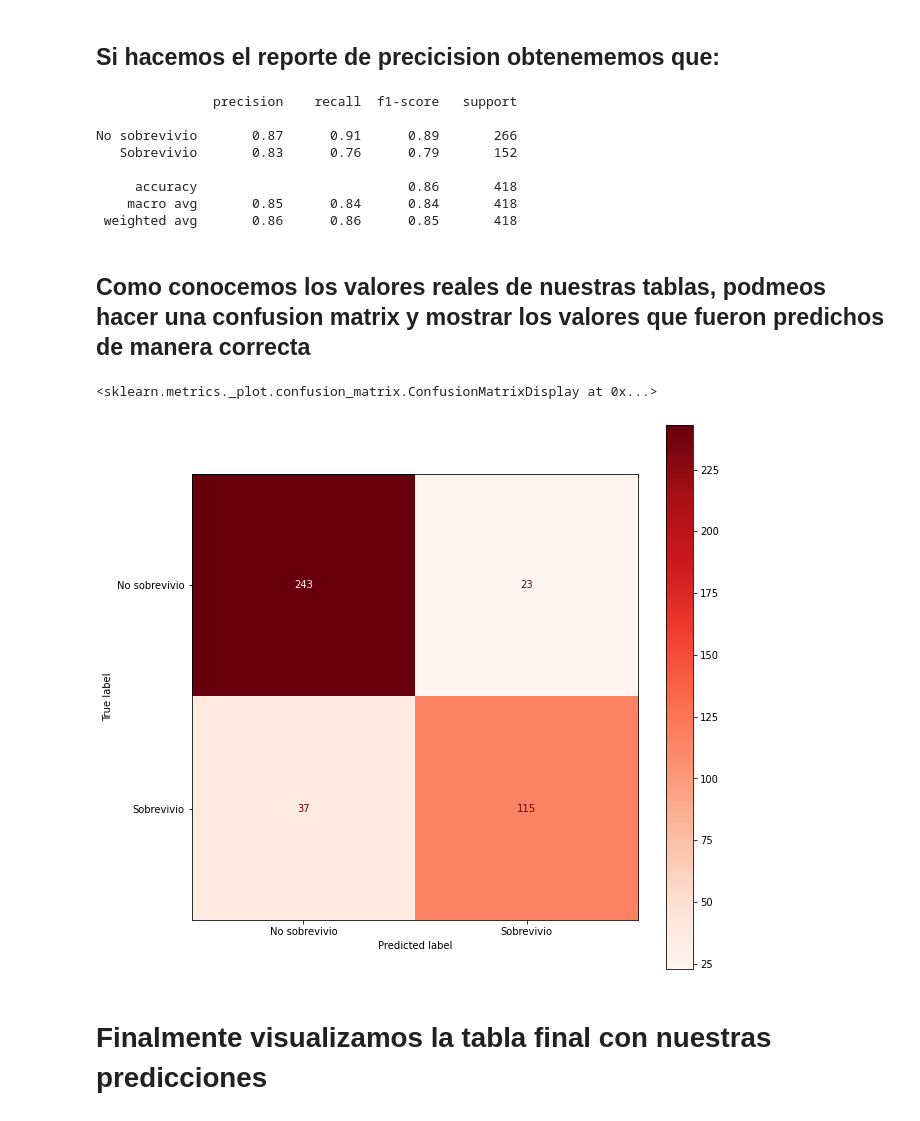
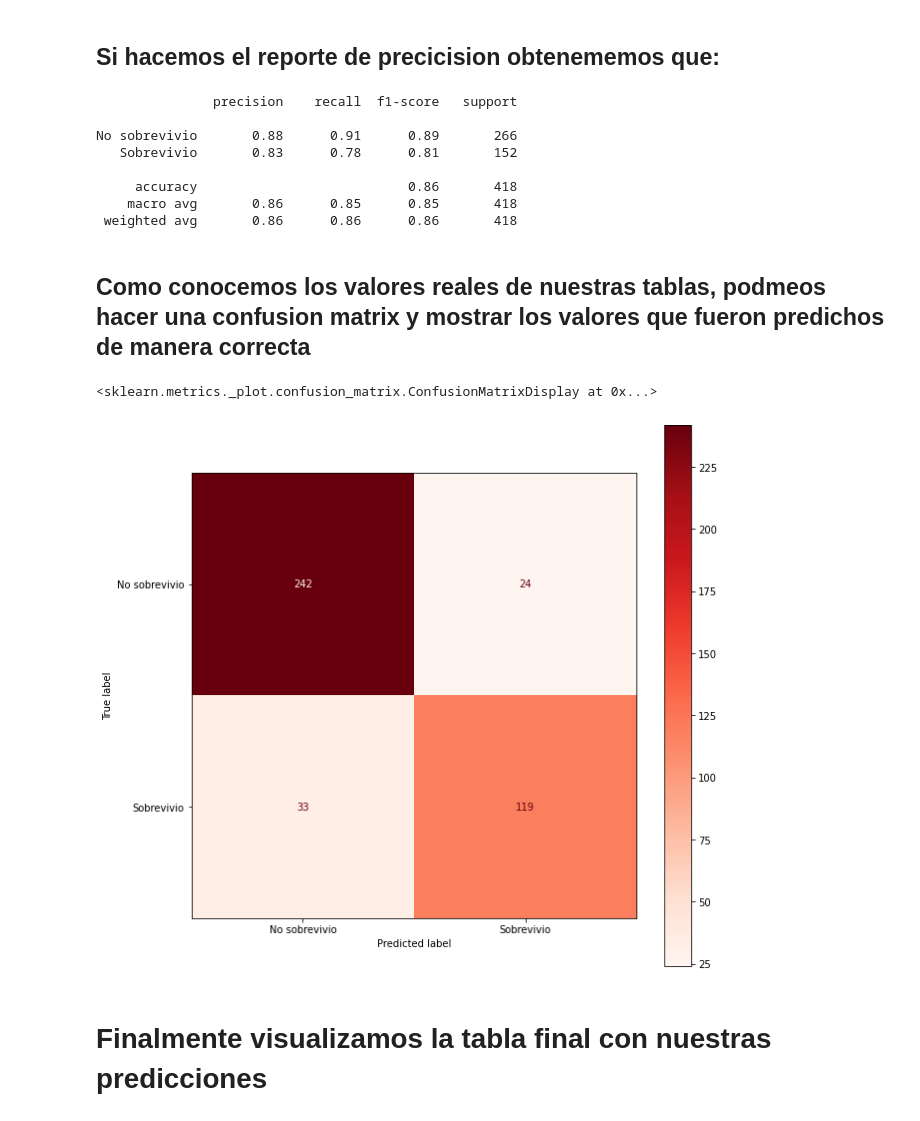
Before and after one commit to EmirBurgosPaz/Machine_learning, a Jupyter notebook: proyecto_4/Random_Forest.ipynb, the cells around one changed output. Drawn from its saved outputs; the diff is of its cells as text; code cells hidden in the pictures.

```diff
--- a/proyecto_4/Random_Forest.ipynb
+++ b/proyecto_4/Random_Forest.ipynb
@@ -387,11 +387,11 @@ data_train
 cabin_class = np.zeros(len(data_test))
 
 for i in range(len(data_test)):
-    if data_test['Fare'][i] >= 150:
+    if data_test['Fare'][i] >= 30:
         cabin_class[i] = 1
-    elif data_test['Fare'][i] < 150 and data_test['Fare'][i] >= 40:
+    elif data_test['Fare'][i] < 30 and data_test['Fare'][i] > 12:
         cabin_class[i] = 2
-    elif data_test['Fare'][i] < 40:
+    elif data_test['Fare'][i] <= 12:
         cabin_class[i] = 3
 data_test['Cabin'] = cabin_class
 data_test
@@ -546,3 +546,2 @@ sb.heatmap(x_train.corr(), annot=True, ax= ax)
 # %%
-x_train = x_train.drop('Survived', axis=1)
-x_train
+x_train = x_train.drop((['Survived']), axis=1)
@@ -687,3 +685,3 @@ Para la tercera iteracion nos dio que:
 # %%
-paramaters = {'min_samples_split' : [2, 3, 4],
-              'min_samples_leaf' : [1,2,3, 4]}
+paramaters = {'min_samples_split' : [0.5,0.75, 2, 3, 4],
+              'min_samples_leaf' : [0.5,1,2,3, 4]}
@@ -741,3 +743,12 @@ rf_gridSearch.best_score_
               'max_features' : 'auto'
 
              }
+# %%
+best_rf = RandomForestClassifier(random_state= 42,
+                                 n_jobs= -1,
+                                 max_depth= 10,
+                                 n_estimators= 400,
+                                 max_features= 'auto',
+                                 min_samples_split = 2,
+                                 min_samples_leaf = 1)
+best_rf.fit(x_train, y_train)
@@ -772,29 +786,30 @@ array([0, 0, 0, 0, 0, 0, 0, 0, 1, 0, 0, 0, 1, 0, 1, 1, 0, 0, 0, 0, 0, 1,
 # %% [markdown]
 ## Si hacemos el reporte de precicision obtenememos que:
 # %%
+class_names = ['No sobrevivio', 'Sobrevivio']
+
 print(classification_report(y_test, y_pred,target_names= class_names) )
 # %% [output]
                precision    recall  f1-score   support
 
-No sobrevivio       0.87      0.91      0.89       266
-   Sobrevivio       0.83      0.76      0.79       152
+No sobrevivio       0.88      0.91      0.89       266
+   Sobrevivio       0.83      0.78      0.81       152
 
      accuracy                           0.86       418
-    macro avg       0.85      0.84      0.84       418
- weighted avg       0.86      0.86      0.85       418
+    macro avg       0.86      0.85      0.85       418
+ weighted avg       0.86      0.86      0.86       418
 # %% [markdown]
 ## Como conocemos los valores reales de nuestras tablas, podmeos hacer una confusion matrix y mostrar los valores que fueron predichos de manera correcta
 # %%
-class_names = ['No sobrevivio', 'Sobrevivio']
 fig, ax = plt.subplots(figsize=(10,10))
-plot_confusion_matrix(rf_gridSearch, x_test, y_test,
+plot_confusion_matrix(best_rf, x_test, y_test,
                                  display_labels=class_names,
                                  cmap=plt.cm.Reds,
                                  normalize=None,
                                  ax= ax)
 # %% [output]
 <sklearn.metrics._plot.confusion_matrix.ConfusionMatrixDisplay at 0x...>
-[figure, old version]
+[figure, new version]
 # %% [markdown]
 # Finalmente visualizamos la tabla final con nuestras predicciones
 # %%
```
Also changed, not shown: parts of 43 cells of this notebook, 2 other files.
